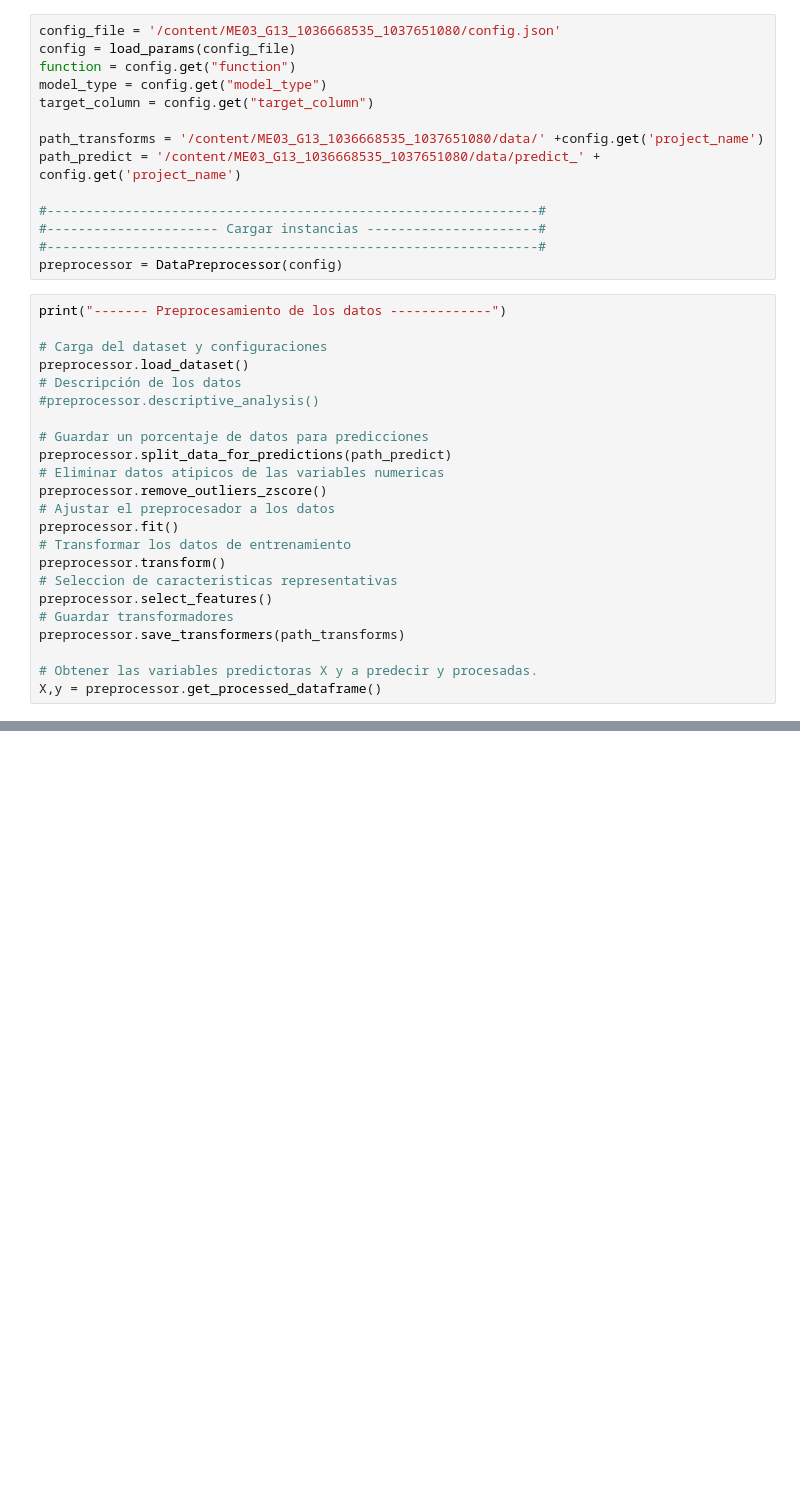
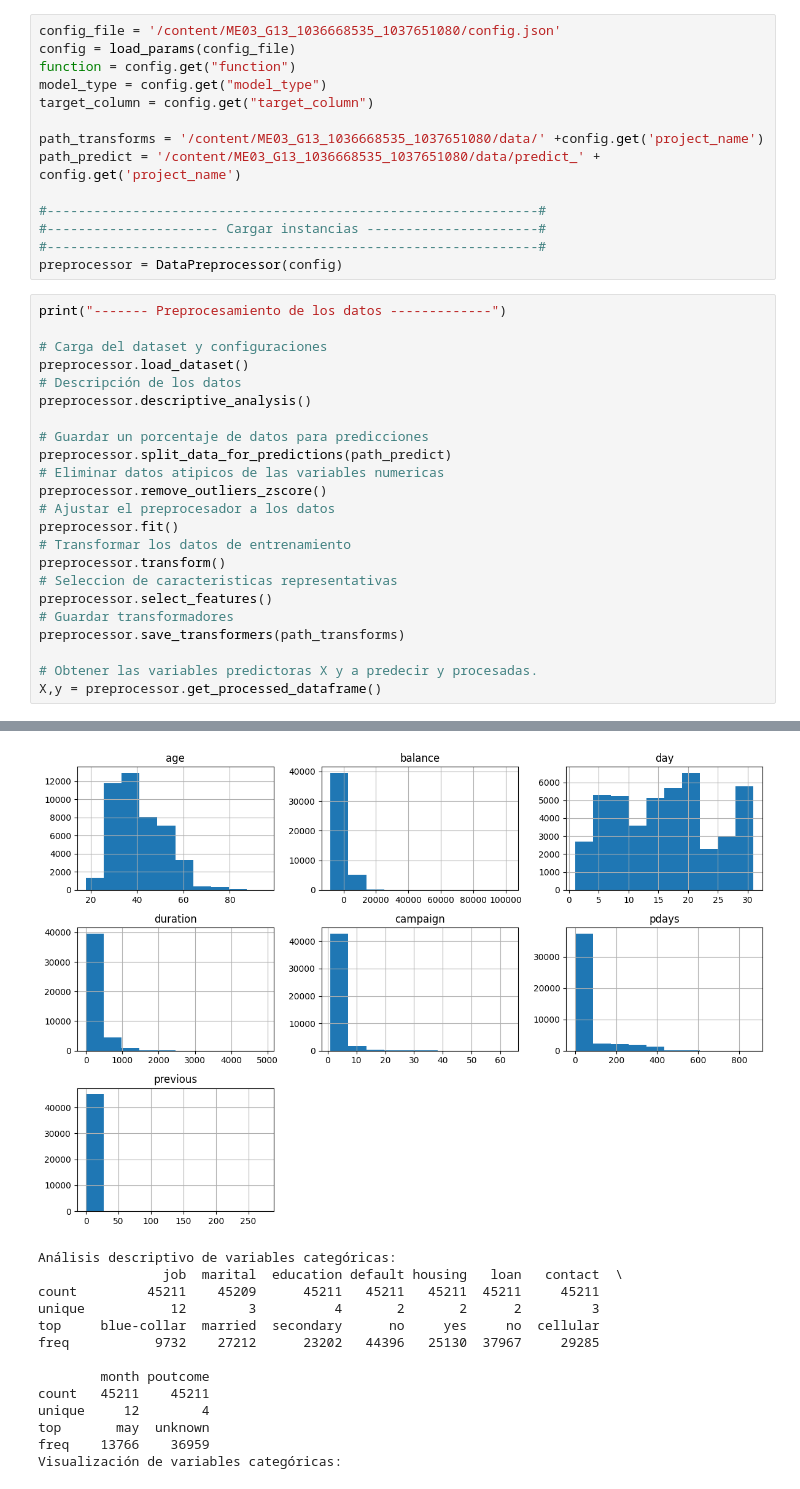
Before and after one commit to Saldarriaga0896/ME03-G13--1036668535---1037651080-, a Jupyter notebook: ME03_G13_[1036668535]_[1037651080].ipynb, the cells around one changed output, grey strips where cells are left out. Cells and saved outputs as stored; diff of their text form; blank space fills up the shorter version.

```diff
--- a/ME03_G13_[1036668535]_[1037651080].ipynb
+++ b/ME03_G13_[1036668535]_[1037651080].ipynb
@@ -32,7 +34,7 @@ print("------- Preprocesamiento de los datos -------------")
 # Carga del dataset y configuraciones
 preprocessor.load_dataset()
 # Descripción de los datos
-#preprocessor.descriptive_analysis()
+preprocessor.descriptive_analysis()
 
 # Guardar un porcentaje de datos para predicciones
 preprocessor.split_data_for_predictions(path_predict)
@@ -49,3 +51,4 @@ preprocessor.save_transformers(path_transforms)
 
 # Obtener las variables predictoras X y a predecir y procesadas.
 X,y = preprocessor.get_processed_dataframe()
+# %% [output]
@@ -51,0 +72,14 @@ X,y = preprocessor.get_processed_dataframe()
+[figure, added]
+Análisis descriptivo de variables categóricas:
+                job  marital  education default housing   loan   contact  \
+count         45211    45209      45211   45211   45211  45211     45211
+unique           12        3          4       2       2      2         3
+top     blue-collar  married  secondary      no     yes     no  cellular
+freq           9732    27212      23202   44396   25130  37967     29285
+
+        month poutcome
+count   45211    45211
+unique     12        4
+top       may  unknown
+freq    13766    36959
+Visualización de variables categóricas:
```
Also changed, not shown: parts of 2 cells of this notebook.
